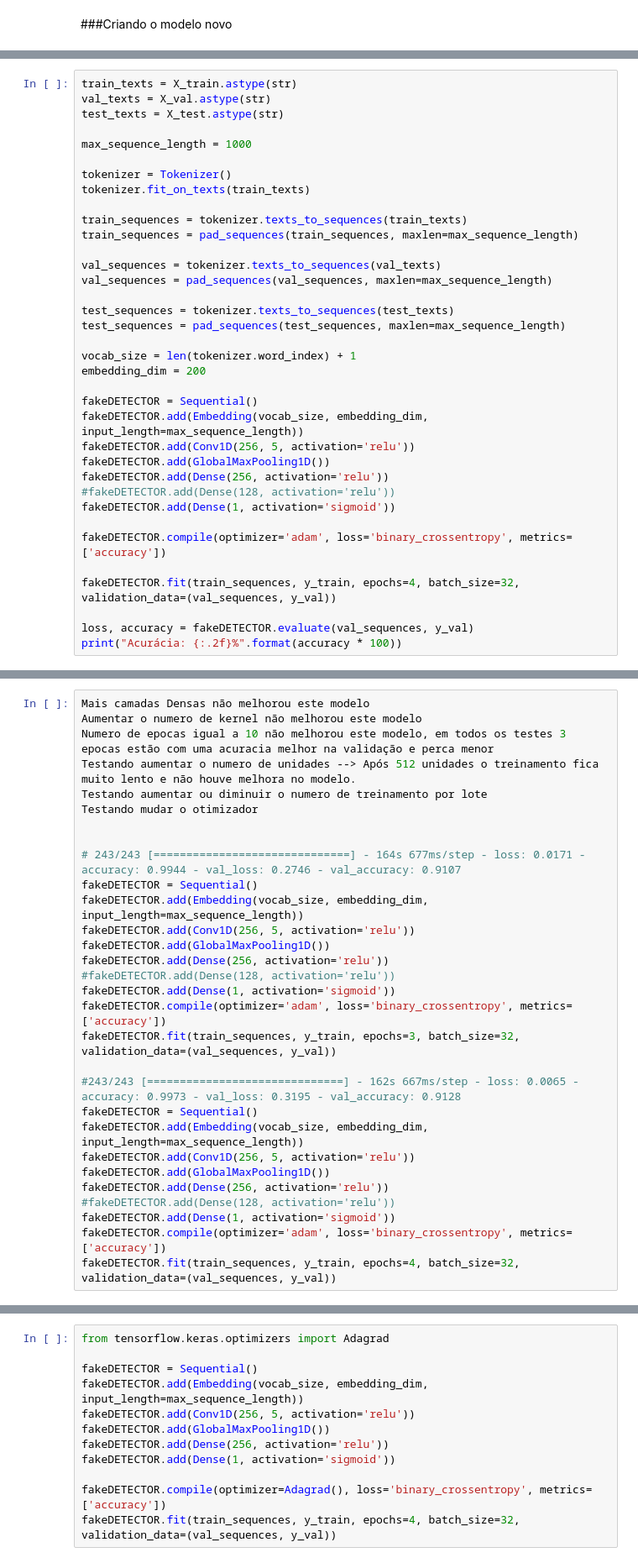
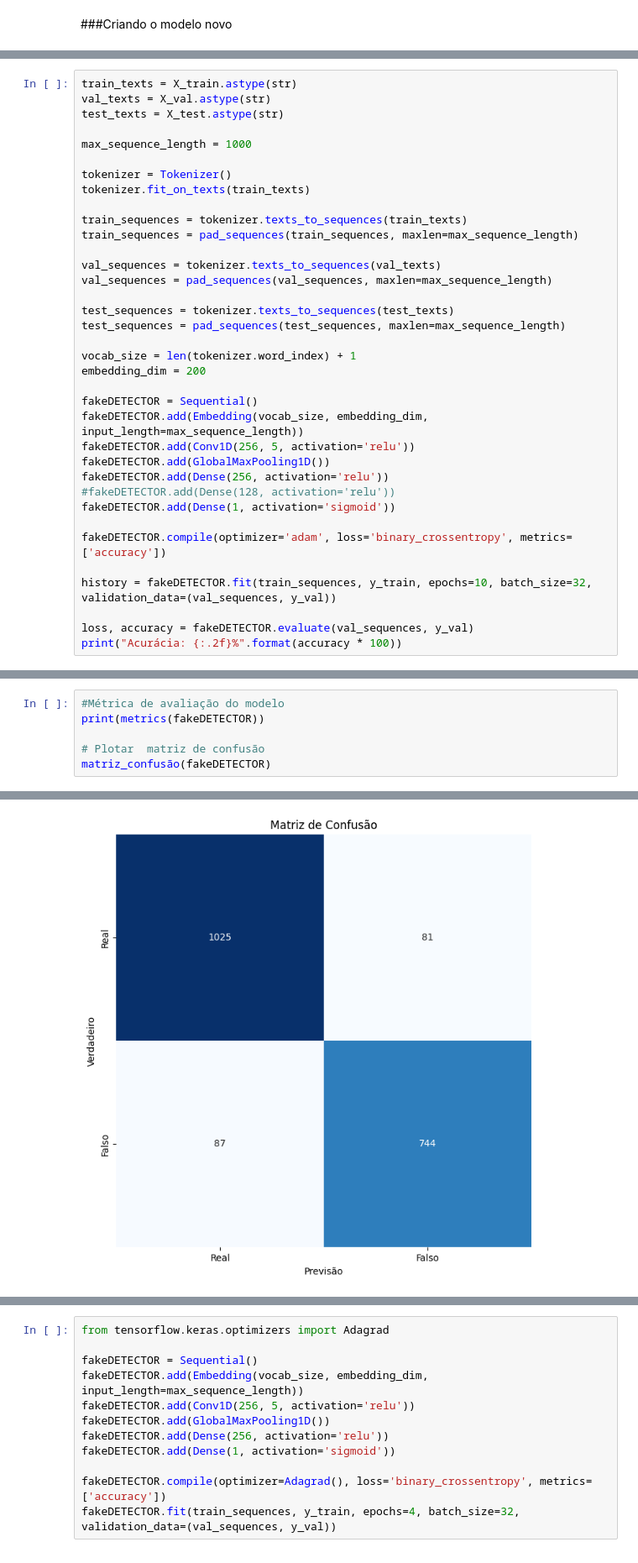
Before and after one commit to Edvandro-Nogueira/TCC-Univesp, a Jupyter notebook: TCC_Modelo_fakeDETECTOR.ipynb, the cells around one changed output, grey strips where cells are left out. Shown: that part at 84% size. Drawn from its saved outputs; the diff is of its cells as text.

Commit message:
funcões, hiperparametros melhores

```diff
--- a/TCC_Modelo_fakeDETECTOR.ipynb
+++ b/TCC_Modelo_fakeDETECTOR.ipynb
@@ -237,7 +190,7 @@ fakeDETECTOR.add(Dense(1, activation='sigmoid'))
 
 fakeDETECTOR.compile(optimizer='adam', loss='binary_crossentropy', metrics=['accuracy'])
 
-fakeDETECTOR.fit(train_sequences, y_train, epochs=4, batch_size=32, validation_data=(val_sequences, y_val))
+history = fakeDETECTOR.fit(train_sequences, y_train, epochs=10, batch_size=32, validation_data=(val_sequences, y_val))
 
 loss, accuracy = fakeDETECTOR.evaluate(val_sequences, y_val)
 print("Acurácia: {:.2f}%".format(accuracy * 100))
@@ -255,30 +214,0 @@ Acurácia: 91.12%
-# %%
-Mais camadas Densas não melhorou este modelo
-Aumentar o numero de kernel não melhorou este modelo
-Numero de epocas igual a 10 não melhorou este modelo, em todos os testes 3 epocas estão com uma acuracia melhor na validação e perca menor
-Testando aumentar o numero de unidades --> Após 512 unidades o treinamento fica muito lento e não houve melhora no modelo.
-Testando aumentar ou diminuir o numero de treinamento por lote
-Testando mudar o otimizador
-
-
-# 243/243 [==============================] - 164s 677ms/step - loss: 0.0171 - accuracy: 0.9944 - val_loss: 0.2746 - val_accuracy: 0.9107
-fakeDETECTOR = Sequential()
-fakeDETECTOR.add(Embedding(vocab_size, embedding_dim, input_length=max_sequence_length))
-fakeDETECTOR.add(Conv1D(256, 5, activation='relu'))
-fakeDETECTOR.add(GlobalMaxPooling1D())
-fakeDETECTOR.add(Dense(256, activation='relu'))
-#fakeDETECTOR.add(Dense(128, activation='relu'))
-fakeDETECTOR.add(Dense(1, activation='sigmoid'))
-fakeDETECTOR.compile(optimizer='adam', loss='binary_crossentropy', metrics=['accuracy'])
-fakeDETECTOR.fit(train_sequences, y_train, epochs=3, batch_size=32, validation_data=(val_sequences, y_val))
-
-#243/243 [==============================] - 162s 667ms/step - loss: 0.0065 - accuracy: 0.9973 - val_loss: 0.3195 - val_accuracy: 0.9128
-fakeDETECTOR = Sequential()
-fakeDETECTOR.add(Embedding(vocab_size, embedding_dim, input_length=max_sequence_length))
-fakeDETECTOR.add(Conv1D(256, 5, activation='relu'))
-fakeDETECTOR.add(GlobalMaxPooling1D())
-fakeDETECTOR.add(Dense(256, activation='relu'))
-#fakeDETECTOR.add(Dense(128, activation='relu'))
-fakeDETECTOR.add(Dense(1, activation='sigmoid'))
-fakeDETECTOR.compile(optimizer='adam', loss='binary_crossentropy', metrics=['accuracy'])
-fakeDETECTOR.fit(train_sequences, y_train, epochs=4, batch_size=32, validation_data=(val_sequences, y_val))
@@ -299,0 +215,7 @@ print(prediction_classes[0][0])
+# %%
+#Métrica de avaliação do modelo
+print(metrics(fakeDETECTOR))
+
+# Plotar  matriz de confusão
+matriz_confusão(fakeDETECTOR)
+# %% [output]
@@ -299,0 +233 @@ print(prediction_classes[0][0])
+[figure, added]
```
Also changed, not shown: parts of 38 cells of this notebook.
